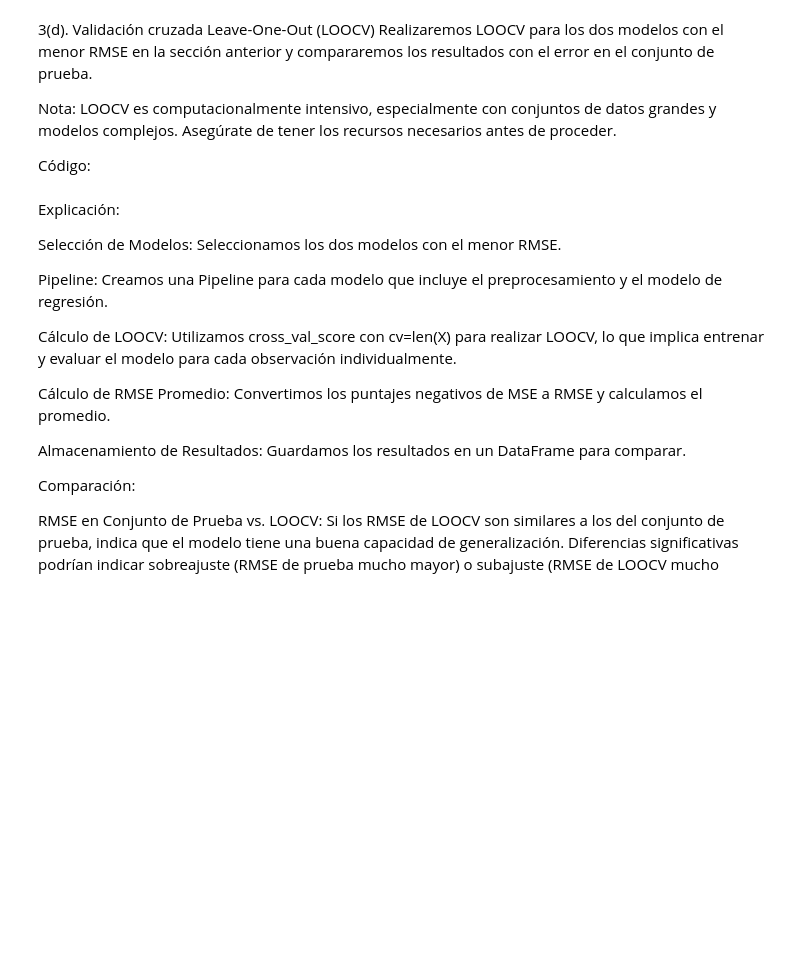
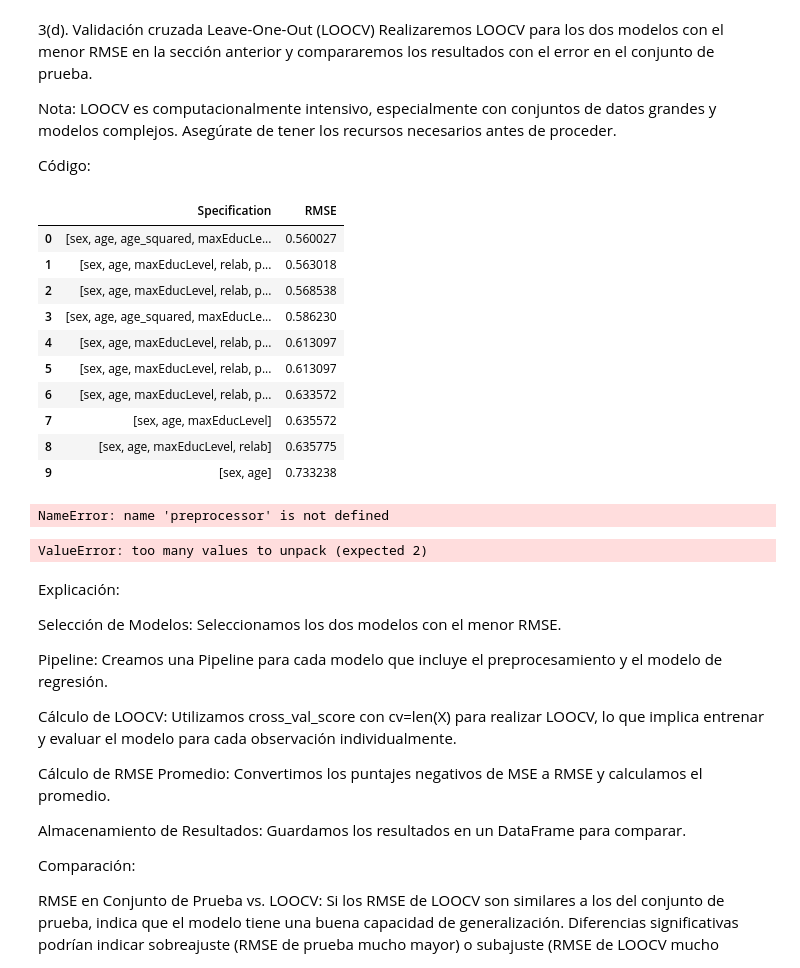
Before and after one commit to victoria-mascaro/ML_UNLP, a Jupyter notebook: 2_models.ipynb, the cells around one changed output. Saved outputs shown, nothing was run; the diff lists cells and outputs as text; code cells hidden in the pictures; blank space fills up the shorter version.

```diff
--- a/2_models.ipynb
+++ b/2_models.ipynb
@@ -132,0 +126,6 @@ Name: 9, dtype: object
+# %%
+results_df = results_df.sort_values(by='RMSE', ascending=True)
+
+# Reiniciar los índices para que sean consecutivos
+results_df= results_df.reset_index(drop=True)
+results_df.head()
@@ -299,15 +333,59 @@ Outliers: Las observaciones con errores grandes podrían ser debido a datos atí
 Nota: LOOCV es computacionalmente intensivo, especialmente con conjuntos de datos grandes y modelos complejos. Asegúrate de tener los recursos necesarios antes de proceder.
 
 Código:
+# %%
+results_df
+# %% [output]
+|  | Specification | RMSE |
+| 0 | [sex, age, age_squared, maxEducLe... | 0.560027 |
+| 1 | [sex, age, maxEducLevel, relab, p... | 0.563018 |
+| 2 | [sex, age, maxEducLevel, relab, p... | 0.568538 |
+| 3 | [sex, age, age_squared, maxEducLe... | 0.586230 |
+| 4 | [sex, age, maxEducLevel, relab, p... | 0.613097 |
+| 5 | [sex, age, maxEducLevel, relab, p... | 0.613097 |
+| 6 | [sex, age, maxEducLevel, relab, p... | 0.633572 |
+| 7 | [sex, age, maxEducLevel] | 0.635572 |
+| 8 | [sex, age, maxEducLevel, relab] | 0.635775 |
+| 9 | [sex, age] | 0.733238 |
+# %%
+from sklearn.model_selection import cross_val_score
+
+# Seleccionar los dos mejores modelos
+top_two_models = results_df.head(2)['Specification'].tolist()
+
+loocv_results = pd.DataFrame(columns=['Model', 'LOOCV_RMSE'])
+
+for name in top_two_models:
+    model = LinearRegression
+    pipeline = Pipeline(steps=[
+        ('preprocessor', preprocessor),
+        ('regressor', model)
+    ])
+
+    # Calcular el RMSE usando cross_val_score con scoring negativo MSE
+    # LOOCV se implementa estableciendo cv igual al número de muestras
+    scores = cross_val_score(pipeline, X, y, cv=len(X), scoring='neg_mean_squared_error', n_jobs=-1)
+
+    # Convertir los scores negativos a RMSE
+    rmse_scores = np.sqrt(-scores)
+    mean_rmse = rmse_scores.mean()
+
+    # Almacenar los resultados
+    loocv_results = loocv_results.append({'Model': name, 'LOOCV_RMSE': mean_rmse}, ignore_index=True)
+
+print("\nResultados de LOOCV:\n")
+print(loocv_results)
+# %% [output]
+NameError: name 'preprocessor' is not defined
 # %%
 from sklearn.model_selection import cross_val_score
 
 # Seleccionar los dos mejores modelos
-top_two_models = results.head(2)['Model'].tolist()
+top_two_models = results_df.head(2)['Specification'].tolist()
 
 loocv_results = pd.DataFrame(columns=['Model', 'LOOCV_RMSE'])
 
-for name in top_two_models:
+for name, specifications in top_two_models:
     model = models[name]
     pipeline = Pipeline(steps=[
         ('preprocessor', preprocessor),
@@ -328,6 +406,8 @@ for name in top_two_models:
 
 print("\nResultados de LOOCV:\n")
 print(loocv_results)
+# %% [output]
+ValueError: too many values to unpack (expected 2)
 # %% [markdown]
 Explicación:
 
```
Also changed, not shown: parts of 16 cells of this notebook.
